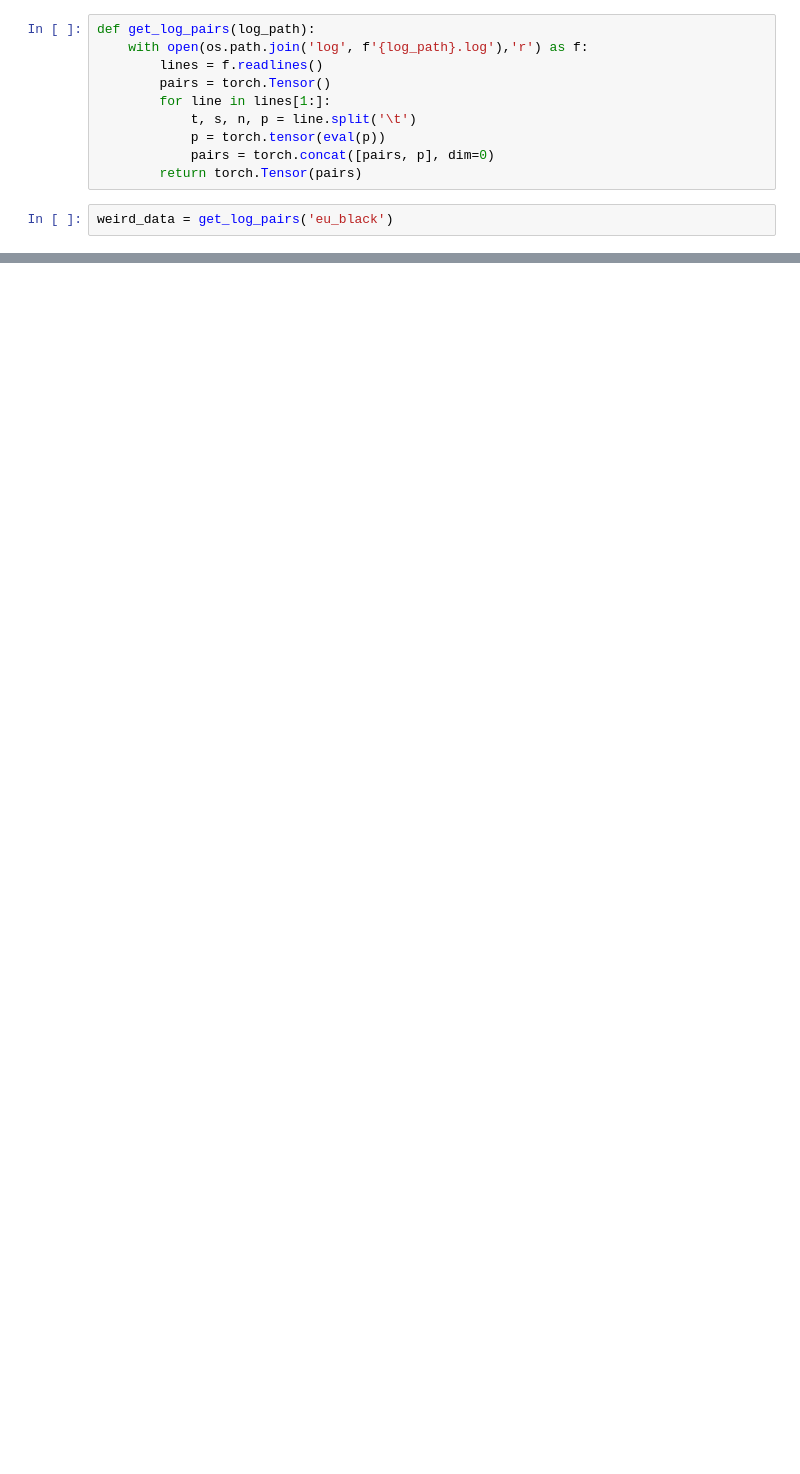
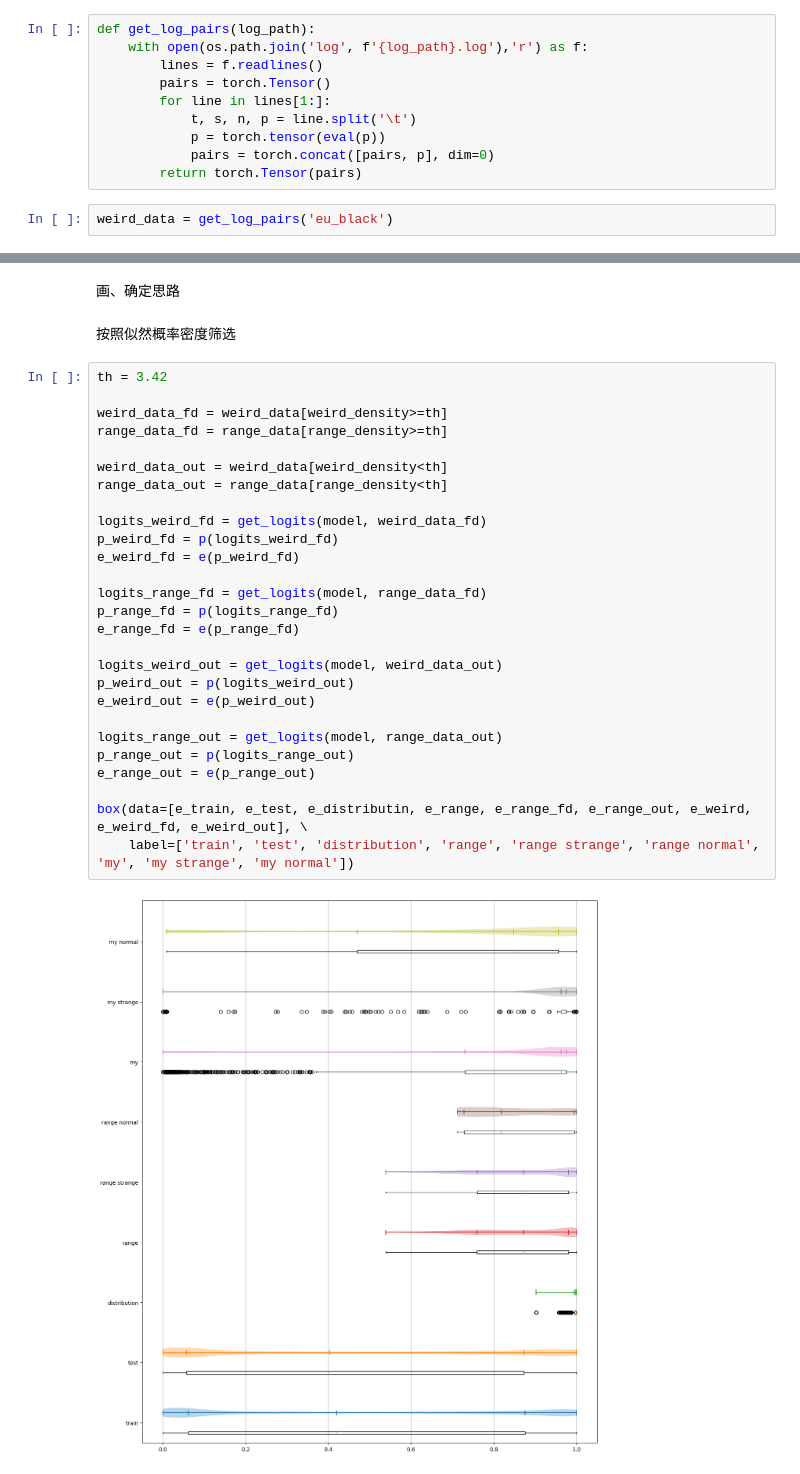
Before and after one commit to UnitDan/substantiating-for-fairness-auditing, a Jupyter notebook: test_mia.ipynb, the cells around one changed output, grey strips where cells are left out. Drawn from its saved outputs; the diff is of its cells as text; blank space fills up the shorter version.

```diff
--- a/test_mia.ipynb
+++ b/test_mia.ipynb
@@ -145,0 +269,33 @@ display(adult.get_original_feature(weird_data))
+# %% [markdown]
+画、确定思路
+# %% [markdown]
+按照似然概率密度筛选
+# %%
+th = 3.42
+
+weird_data_fd = weird_data[weird_density>=th]
+range_data_fd = range_data[range_density>=th]
+
+weird_data_out = weird_data[weird_density<th]
+range_data_out = range_data[range_density<th]
+
+logits_weird_fd = get_logits(model, weird_data_fd)
+p_weird_fd = p(logits_weird_fd)
+e_weird_fd = e(p_weird_fd)
+
+logits_range_fd = get_logits(model, range_data_fd)
+p_range_fd = p(logits_range_fd)
+e_range_fd = e(p_range_fd)
+
+logits_weird_out = get_logits(model, weird_data_out)
+p_weird_out = p(logits_weird_out)
+e_weird_out = e(p_weird_out)
+
+logits_range_out = get_logits(model, range_data_out)
+p_range_out = p(logits_range_out)
+e_range_out = e(p_range_out)
+
+box(data=[e_train, e_test, e_distributin, e_range, e_range_fd, e_range_out, e_weird, e_weird_fd, e_weird_out], \
+    label=['train', 'test', 'distribution', 'range', 'range strange', 'range normal', 'my', 'my strange', 'my normal'])
+# %% [output]
+[figure, added]
```
Also changed, not shown: parts of 39 cells of this notebook, 7 other files.
